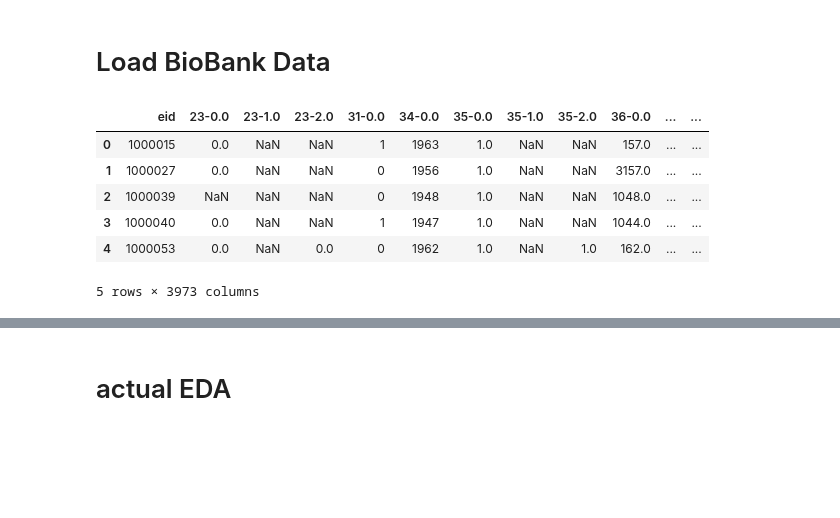
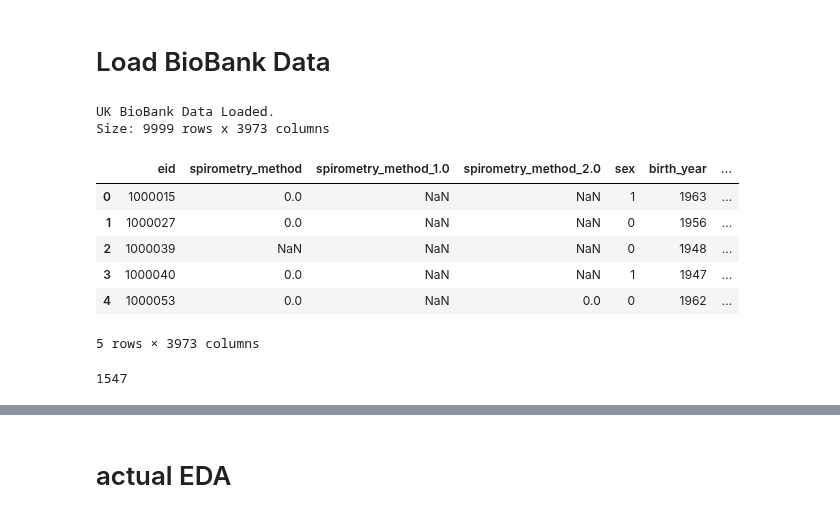
Before and after one commit to cole-khamnei/HLA_genotyping_associations, a Jupyter notebook: uk_biobank_EDA.ipynb, the cells around one changed output, grey strips where cells are left out. Saved outputs shown, nothing was run; the diff lists cells and outputs as text; code cells hidden in the pictures; blank space fills up the shorter version.

```diff
--- a/uk_biobank_EDA.ipynb
+++ b/uk_biobank_EDA.ipynb
@@ -105,32 +30,0 @@ def create_full_udi_lookup_maps() -> Tuple[dict, dict]:
-# %%
-
-
-
-outlier_udi_lookup = pd.read_csv("resources/outlier_udi_lookup.csv", sep=",")
-core_udi_lookup = pd.read_csv("resources/core_udi_lookup.csv", sep=",")
-partial_udi_lookup = pd.concat([core_udi_lookup, outlier_udi_lookup])
-
-partial_labeled_udis = partial_udi_lookup.loc[partial_udi_lookup["name"] != "_"]
-partial_udi_to_name_map = dict(zip(partial_labeled_udis["udi"], partial_labeled_udis["name"]))
-
-names = []
-for udi in ukbb_index["udi"]:
-    if "-" not in udi or udi.endswith("-0.0"):
-        names.append(partial_udi_to_name_map.get(udi, None))
-    else:
-        udi_stem, udi_modifier = udi.split("-")
-        new_name = None
-
-        if udi_stem + "-0.0" in partial_udi_to_name_map:
-            names.append(f"{partial_udi_to_name_map[udi_stem + '-0.0']}_{udi_modifier}")
-        elif udi_stem + "-0.1" in partial_udi_to_name_map:
-            names.append(f"{partial_udi_to_name_map[udi_stem + '-0.1']}_{udi_modifier}")
-        else:
-            names.append(None)
-
-ukbb_index["name"] = names
-udi_to_name_map = dict(zip(ukbb_index["udi"], ukbb_index["name"]))
-name_to_udi_map = dict(zip(ukbb_index["name"], ukbb_index["udi"]))
-
-# ukbb_index = ukbb_index[['column', 'udi', 'count', "type", 'counts', 'frequency', "name",
-#                          'description', 'data_code', 'data_n_members', 'data_type', 'data_structure']]
@@ -169,13 +38,19 @@ relevant_feature_search(ukbb_index, "HTN")
 # %% [markdown]
 # Load BioBank Data
 # %%
-ukbb_data = pd.read_csv(ukbb_data_path, low_memory=False)
-ukbb_data.head()
+ukbb_data = pd.read_csv(UK_BIOBANK_DATA_CSV_PATH, low_memory=False)
+ukbb_data.columns = UKBB_index_tools.get_name_from_udi(ukbb_data.columns)
+
+ukbb_index = UKBB_index_tools.add_biobank_info_to_index(ukbb_index, ukbb_data)
+print(f"UK BioBank Data Loaded.\nSize: {ukbb_data.shape[0]} rows x {ukbb_data.shape[1]} columns")
+display(ukbb_data.head())
 # %% [output]
+UK BioBank Data Loaded.
+Size: 9999 rows x 3973 columns
-|  | eid | 23-0.0 | 23-1.0 | 23-2.0 | 31-0.0 | 34-0.0 | 35-0.0 | 35-1.0 | 35-2.0 | 36-0.0 | ... | ... |
-| 0 | 1000015 | 0.0 | NaN | NaN | 1 | 1963 | 1.0 | NaN | NaN | 157.0 | ... | ... |
-| 1 | 1000027 | 0.0 | NaN | NaN | 0 | 1956 | 1.0 | NaN | NaN | 3157.0 | ... | ... |
-| 2 | 1000039 | NaN | NaN | NaN | 0 | 1948 | 1.0 | NaN | NaN | 1048.0 | ... | ... |
-| 3 | 1000040 | 0.0 | NaN | NaN | 1 | 1947 | 1.0 | NaN | NaN | 1044.0 | ... | ... |
-| 4 | 1000053 | 0.0 | NaN | 0.0 | 0 | 1962 | 1.0 | NaN | 1.0 | 162.0 | ... | ... |
+|  | eid | spirometry_method | spirometry_method_1.0 | spirometry_method_2.0 | sex | birth_year | ... |
+| 0 | 1000015 | 0.0 | NaN | NaN | 1 | 1963 | ... |
+| 1 | 1000027 | 0.0 | NaN | NaN | 0 | 1956 | ... |
+| 2 | 1000039 | NaN | NaN | NaN | 0 | 1948 | ... |
+| 3 | 1000040 | 0.0 | NaN | NaN | 1 | 1947 | ... |
+| 4 | 1000053 | 0.0 | NaN | 0.0 | 0 | 1962 | ... |
-5 rows × 3973 columns
+5 rows × 3973 columns
@@ -181,0 +60,15 @@ ukbb_data.head()
+# %%
+def clean_ukbb_data(ukbb_data: pd.DataFrame) -> pd.DataFrame:
+    """ """
+
+    exclude_features = [column for column in ukbb_data.columns
+                        if any(token in column for token in constants.TEMPORARILY_EXCLUDE_FEATURE_TOKENS)]
+    ukbb_data_length = len(ukbb_data)
+    exclude_features += [feature for feature in ukbb_data.columns
+                         if ukbb_data[feature].isna().sum() == ukbb_data_length]
+
+    return set(ukbb_data.columns) - set()
+
+clean_ukbb_data(ukbb_data)
+# %% [output]
+1547
```
Also changed, not shown: parts of 19 cells of this notebook, 5 other files.
